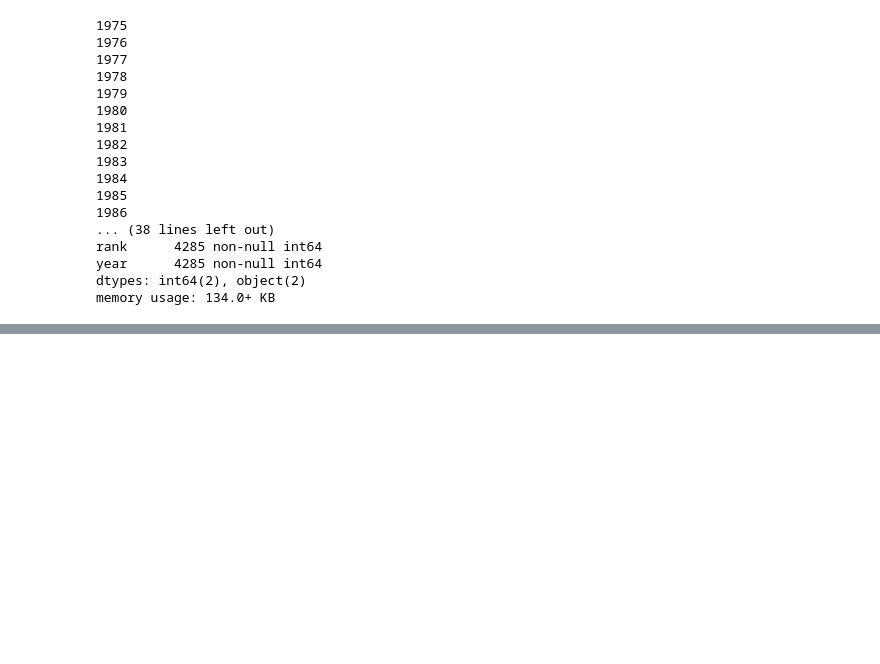
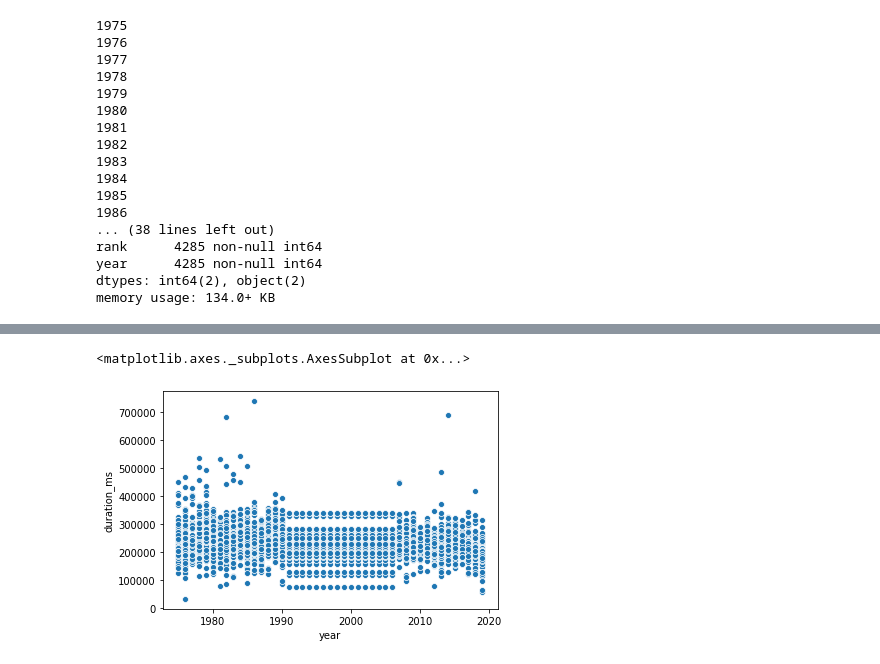
Before and after one commit to noahgriff99/320-Final-Project, a Jupyter notebook: Scrape Billboard.ipynb, the cells around one changed output, grey strips where cells are left out. Cells and saved outputs as stored; diff of their text form; code cells hidden in the pictures; blank space fills up the shorter version.

Commit message:
added graphs

```diff
--- a/Scrape Billboard.ipynb
+++ b/Scrape Billboard.ipynb
@@ -66,7 +63,7 @@ year      4285 non-null int64
 dtypes: int64(2), object(2)
 memory usage: 134.0+ KB
 # %%
-
+import spotipy
 import spotipy.util as util
 from spotipy.oauth2 import SpotifyClientCredentials
 
@@ -78,11 +75,10 @@ SPOTIPY_CLIENT_SECRET='477f42668a624f6e875a5399643b8c00'
 client_credentials_manager = SpotifyClientCredentials(SPOTIPY_CLIENT_ID,SPOTIPY_CLIENT_SECRET)
 sp = spotipy.Spotify(client_credentials_manager=client_credentials_manager)
 
-results = sp.search(q='old town road', type='track',limit = 1)
+results = []
 
-
-
-
-results['tracks']['items'][0]
-# for i,row in data.iterrows():
+for index, row in data.iterrows():
+    if(index % 100 == 0):
+        print(index)
+    results.append(sp.search(q=row.song,type='track'))
 # %% [output]
@@ -106,7 +101,0 @@ results['tracks']['items'][0]
-# %%
-cur = data.loc[data['year'] == 2019]
-for i,row in cur.iterrows():
-    result = sp.search(q=row['song'] + row['artist'], type='track',limit = 1)
-    for key in results['tracks']['items'][0]:
-        print(key)
-    break
@@ -130,0 +102,21 @@ uri
+# %%
+index = 0
+analyses = []
+for result in results:
+    if(index % 100 == 0):
+        print(index)
+    # if the items key doesnt exist, bad data -- drop row and continue to next row
+    if 'items' in result['tracks']:
+        # if the dictionary length is 0, drop row and continue
+        if len(result['tracks']['items']) > 0:
+            # search for audio features of current song. pull the first result
+            analysis = sp.audio_features(result['tracks']['items'][0]['id'])
+            analyses.append(analysis)
+        else:
+            data.drop(index, inplace=True)
+            continue
+    else:
+        data.drop(index, inplace=True)
+        continue
+
+    index += 1
@@ -130,0 +254,6 @@ uri
+# %%
+import seaborn as sns
+sns.scatterplot(x=data['year'],y=data['duration_ms'])
+# %% [output]
+<matplotlib.axes._subplots.AxesSubplot at 0x...>
+[figure, added]
```
Also changed, not shown: parts of 27 cells of this notebook.
